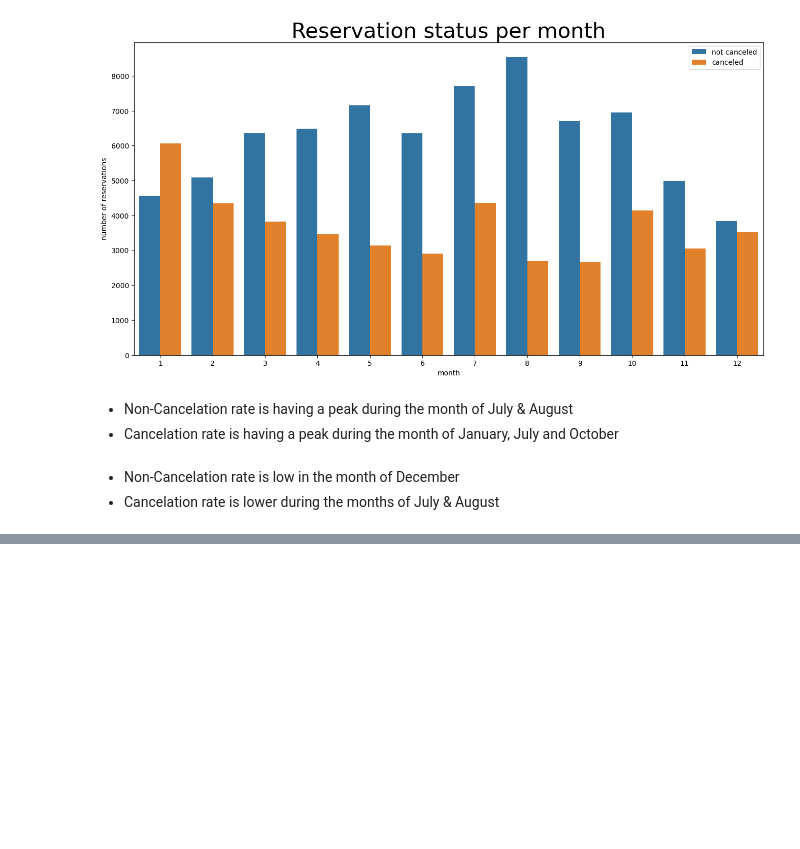
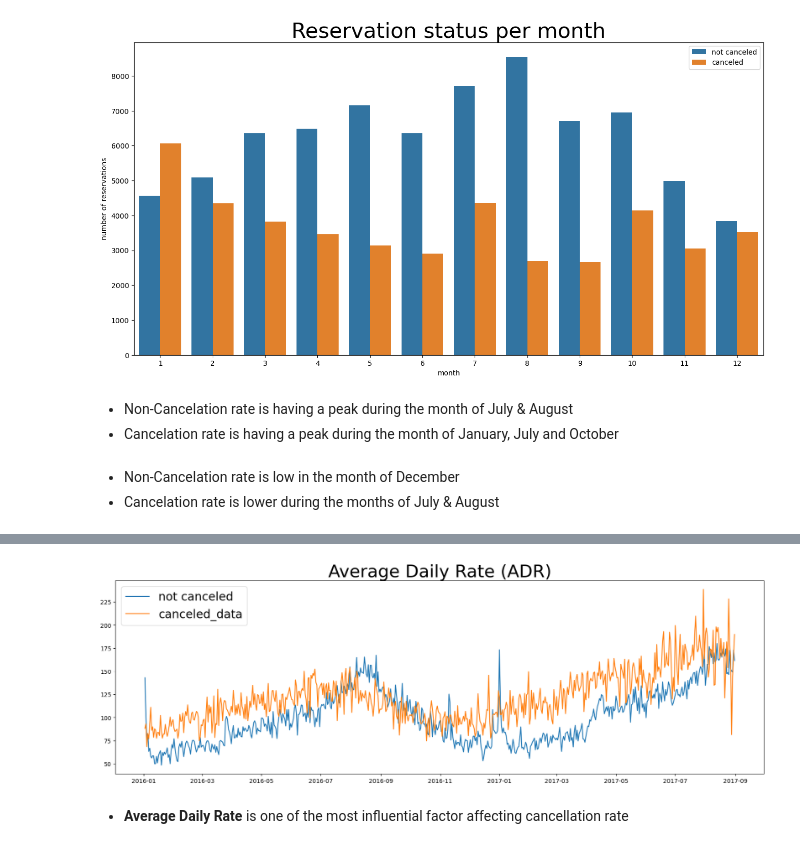
Before and after one commit to soumesh2002/Data-Analysis-Report---Hotel-Booking, a Jupyter notebook: analysis/main.ipynb, the cells around one changed output, grey strips where cells are left out. Cells and saved outputs as stored; diff of their text form; code cells hidden in the pictures; blank space fills up the shorter version.

```diff
--- a/analysis/main.ipynb
+++ b/analysis/main.ipynb
@@ -284,0 +362,17 @@ plt.show()
+# %%
+canceled_data_adr = canceled_data_adr[(canceled_data_adr['reservation_status_date'] > '2016') & (
+    canceled_data_adr['reservation_status_date'] < '2017-09')]
+
+not_canceled_data_adr = not_canceled_data_adr[(not_canceled_data_adr['reservation_status_date'] > '2016') & (
+    not_canceled_data_adr['reservation_status_date'] < '2017-09')]
+# %%
+plt.figure(figsize=(20, 6))
+plt.title("Average Daily Rate (ADR)", fontsize=30)
+plt.plot(not_canceled_data_adr['reservation_status_date'], not_canceled_data_adr['adr'], label = 'not canceled')
+plt.plot(canceled_data_adr['reservation_status_date'], canceled_data_adr['adr'], label = 'canceled_data')
+plt.legend(fontsize = 20)
+plt.show()
+# %% [output]
+[figure, added]
+# %% [markdown]
+- __Average Daily Rate__ is one of the most influential factor affecting cancellation rate
```
Also changed, not shown: parts of 11 cells of this notebook, 4 other files.
